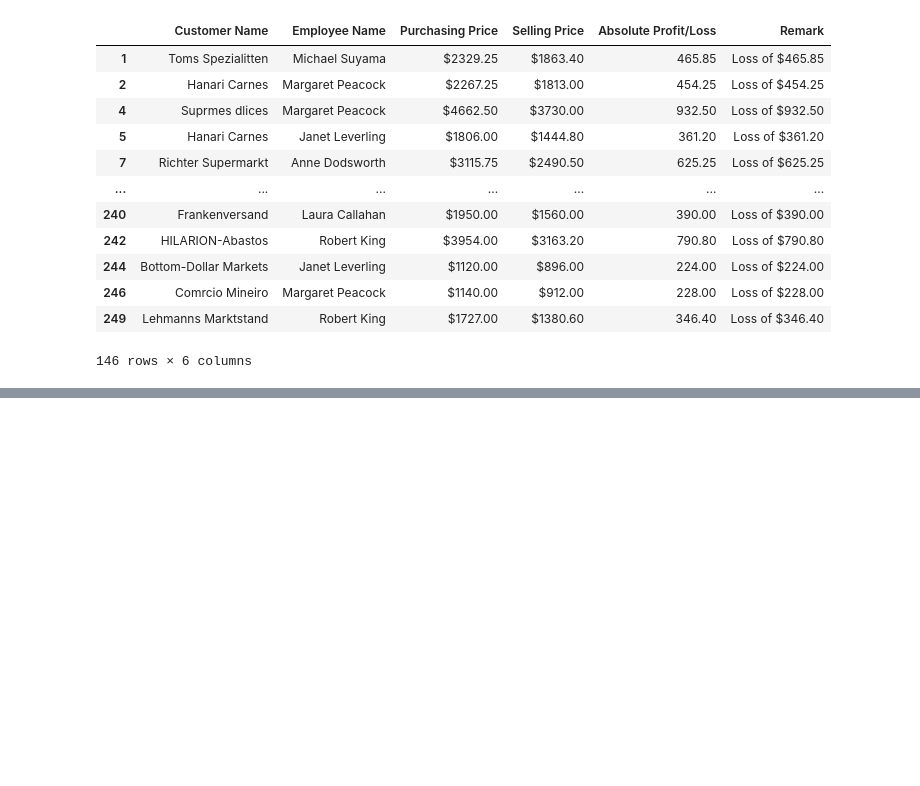
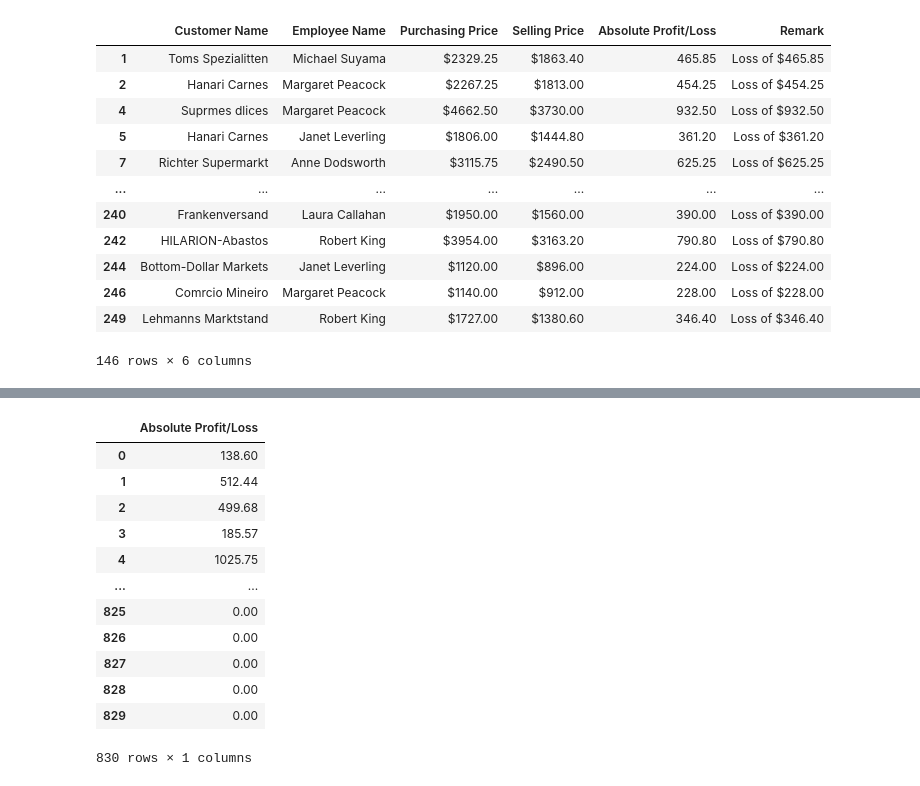
Before and after one commit to raphaelsimon9/Extracting_and_Visualizing_Stock_Data, a Jupyter notebook: absolute_profit.ipynb, the cells around one changed output, grey strips where cells are left out. Cells and saved outputs as stored; diff of their text form; code cells hidden in the pictures; blank space fills up the shorter version.

```diff
--- a/absolute_profit.ipynb
+++ b/absolute_profit.ipynb
@@ -129,0 +130,16 @@ df[['Customer Name', 'Absolute Profit/Loss']]
+# %%
+round(df[['Absolute Profit/Loss']] * 1.1 , 2)
+# %% [output]
+|  | Absolute Profit/Loss |
+| 0 | 138.60 |
+| 1 | 512.44 |
+| 2 | 499.68 |
+| 3 | 185.57 |
+| 4 | 1025.75 |
+| ... | ... |
+| 825 | 0.00 |
+| 826 | 0.00 |
+| 827 | 0.00 |
+| 828 | 0.00 |
+| 829 | 0.00 |
+830 rows × 1 columns
```
Also changed, not shown: parts of 3 cells of this notebook.
